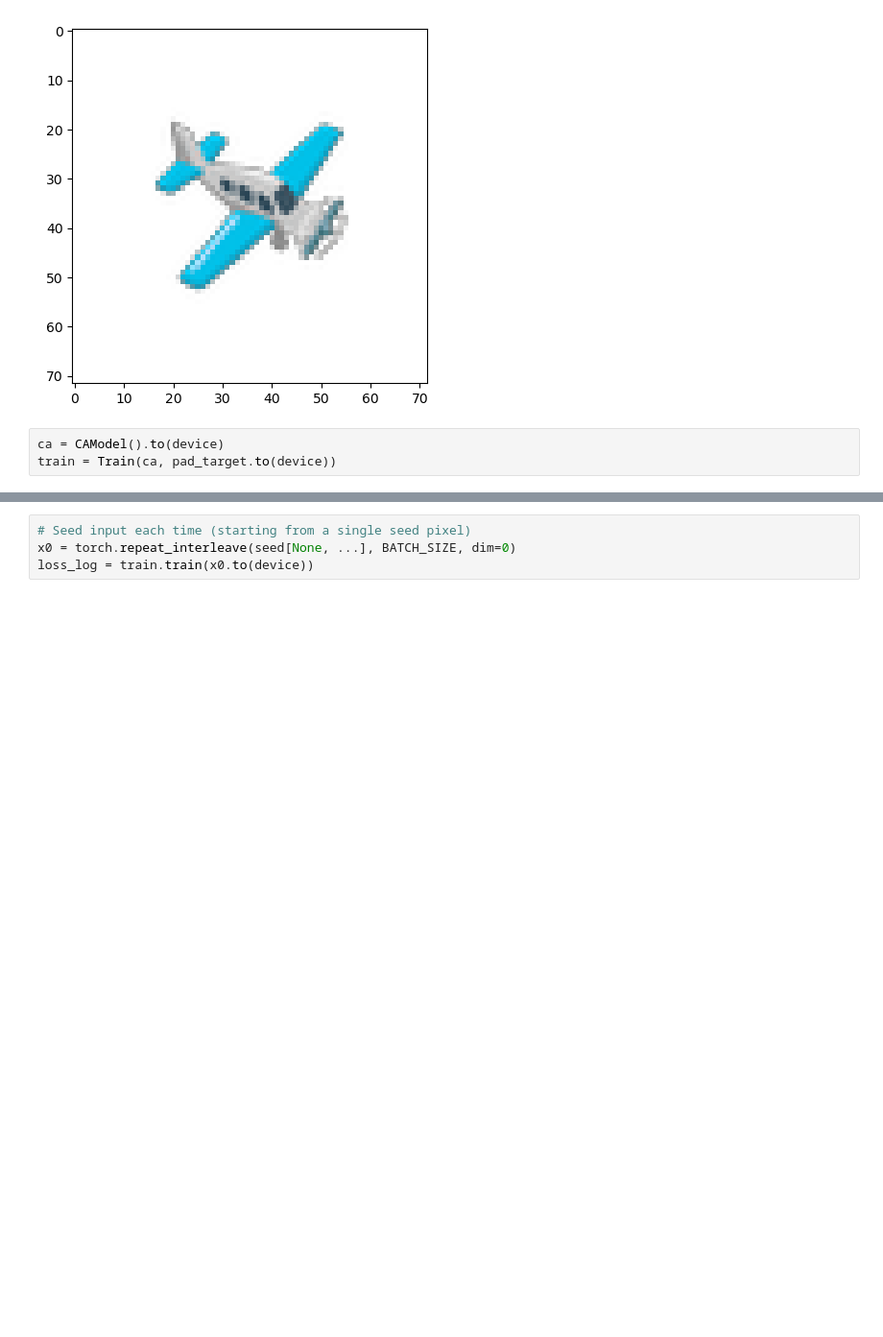
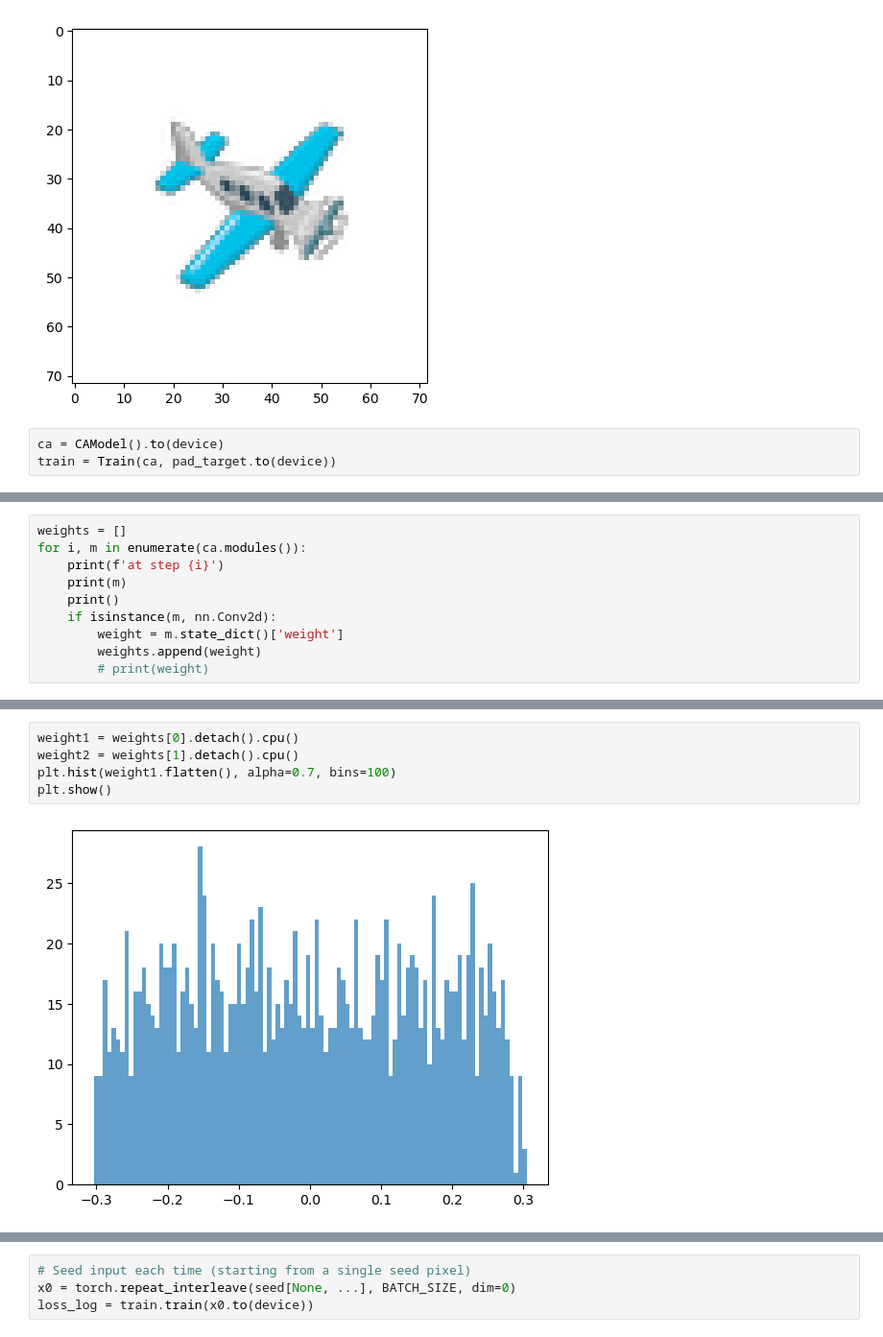
Before and after one commit to Radevsi/cellular-automata, a Jupyter notebook: Original_CA_PyTorch.ipynb, the cells around one changed output, grey strips where cells are left out. Shown at 96% size. Saved outputs shown, nothing was run; the diff lists cells and outputs as text; blank space fills up the shorter version.

```diff
--- a/Original_CA_PyTorch.ipynb
+++ b/Original_CA_PyTorch.ipynb
@@ -314,0 +348,10 @@ KeyboardInterrupt:
+# %%
+weights = []
+for i, m in enumerate(ca.modules()):
+    print(f'at step {i}')
+    print(m)
+    print()
+    if isinstance(m, nn.Conv2d):
+        weight = m.state_dict()['weight']
+        weights.append(weight)
+        # print(weight)
@@ -314,0 +376,7 @@ KeyboardInterrupt:
+# %%
+weight1 = weights[0].detach().cpu()
+weight2 = weights[1].detach().cpu()
+plt.hist(weight1.flatten(), alpha=0.7, bins=100)
+plt.show()
+# %% [output]
+[figure, added]
```
Also changed, not shown: parts of 10 cells of this notebook.
